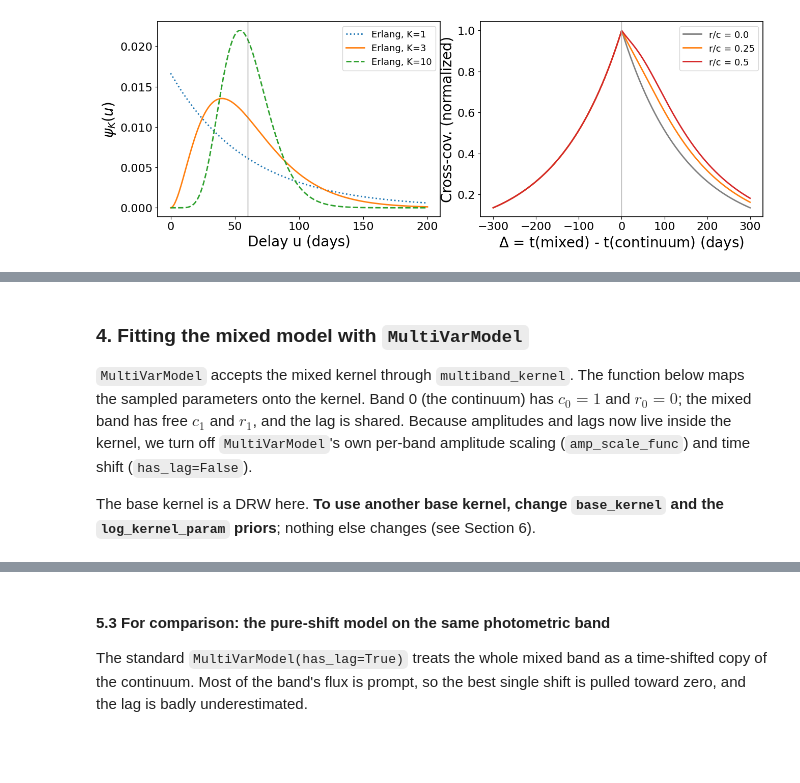
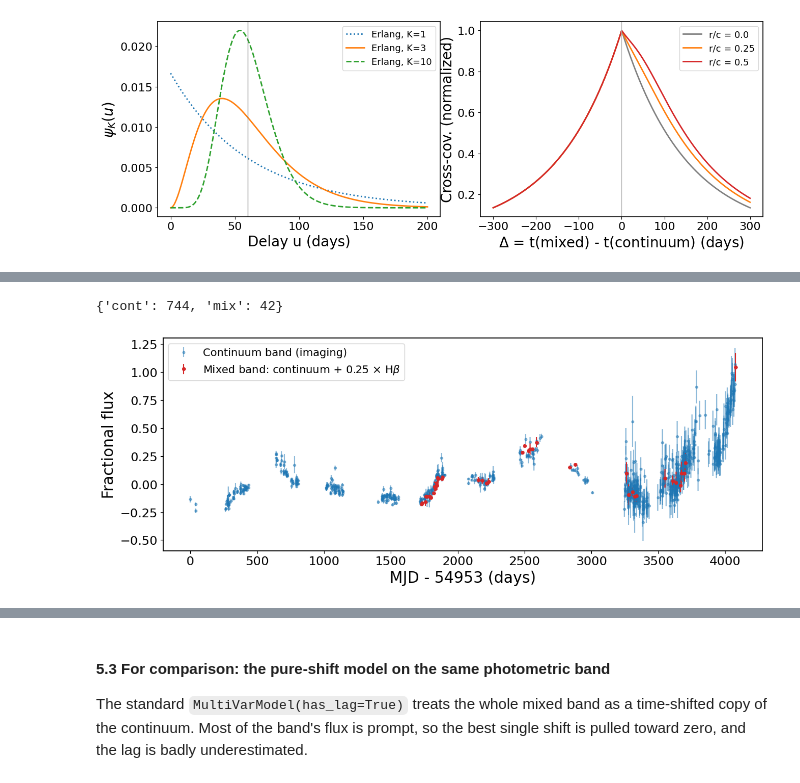
Before and after one commit to LSST-AGN-Variability/EzTaoX, a Jupyter notebook: docs/pre_executed/07_PhotometricReverberationMapping.ipynb, the cells around one changed output, grey strips where cells are left out. Drawn from its saved outputs; the diff is of its cells as text; code cells hidden in the pictures; blank space fills up the shorter version.

```diff
--- a/docs/pre_executed/07_PhotometricReverberationMapping.ipynb
+++ b/docs/pre_executed/07_PhotometricReverberationMapping.ipynb
@@ -385,6 +236,72 @@ ax.legend(fontsize=14);
-# %% [markdown]
-### 4. Fitting the mixed model with `MultiVarModel`
-
-`MultiVarModel` accepts the mixed kernel through `multiband_kernel`. The function below maps the sampled parameters onto the kernel. Band 0 (the continuum) has $c_0=1$ and $r_0=0$; the mixed band has free $c_1$ and $r_1$, and the lag is shared. Because amplitudes and lags now live inside the kernel, we turn off `MultiVarModel`'s own per-band amplitude scaling (`amp_scale_func`) and time shift (`has_lag=False`).
-
-The base kernel is a DRW here. **To use another base kernel, change `base_kernel` and the `log_kernel_param` priors**; nothing else changes (see Section 6).
+# %%
+url = "https://ariel.astro.illinois.edu/sdssrm/final_result/rm160/{}"
+cont = np.genfromtxt(
+    io.StringIO(urllib.request.urlopen(url.format("cont_lc.txt")).read().decode()),
+    dtype=None,
+    encoding=None,
+    names=["t", "f", "e", "src"],
+)
+hb = np.loadtxt(
+    io.StringIO(urllib.request.urlopen(url.format("hb_lc.txt")).read().decode()),
+    usecols=(0, 1, 2),
+)
+z = 0.3598
+ref_lag, ref_lo, ref_hi = 69.8, 2.7, 2.9  # SDSS-RM adopted Hbeta lag (observed frame)
+
+# imaging continuum and Hbeta as fractional variations
+phot = cont[~np.char.startswith(cont["src"].astype(str), "sdss_spec")]
+t_c, y_c, e_c = (
+    phot["t"],
+    phot["f"] / np.median(phot["f"]) - 1,
+    phot["e"] / np.median(phot["f"]),
+)
+t_hb, y_hb, e_hb = (
+    hb[:, 0],
+    hb[:, 1] / np.median(hb[:, 1]) - 1,
+    hb[:, 2] / np.median(hb[:, 1]),
+)
+t_ref = t_c.min()
+
+# each Hbeta spectrum with an imaging point on the same night
+sep = np.abs(t_c[:, None] - t_hb[None, :])
+j = sep.argmin(axis=0)
+same_night = sep[j, np.arange(t_hb.size)] < 1.0
+j, k = np.unique(j[same_night], return_index=True)  # one spectrum per imaging point
+k = np.flatnonzero(same_night)[k]
+
+a_line = 0.25
+in_band = np.zeros(t_c.size, bool)
+in_band[j] = True
+ts_prm = {"cont": t_c[~in_band] - t_ref, "mix": t_c[j] - t_ref}
+ys_prm = {"cont": y_c[~in_band], "mix": (y_c[j] + a_line * y_hb[k]) / (1 + a_line)}
+es_prm = {
+    "cont": e_c[~in_band],
+    "mix": np.hypot(e_c[j], a_line * e_hb[k]) / (1 + a_line),
+}
+print({b: v.size for b, v in ts_prm.items()})
+
+fig, ax = plt.subplots(figsize=(12, 4.5), constrained_layout=True)
+ax.errorbar(
+    ts_prm["cont"],
+    ys_prm["cont"],
+    es_prm["cont"],
+    fmt=".",
+    color="tab:blue",
+    alpha=0.5,
+    label="Continuum band (imaging)",
+)
+ax.errorbar(
+    ts_prm["mix"],
+    ys_prm["mix"],
+    es_prm["mix"],
+    fmt="o",
+    ms=4,
+    color="tab:red",
+    label=rf"Mixed band: continuum + {a_line} $\times$ H$\beta$",
+)
+ax.set_xlabel(f"MJD - {t_ref:.0f} (days)")
+ax.set_ylabel("Fractional flux")
+ax.legend(fontsize=14);
+# %% [output]
+{'cont': 744, 'mix': 42}
+[figure, added]
```
Also changed, not shown: parts of 26 cells of this notebook, 1 other file.
